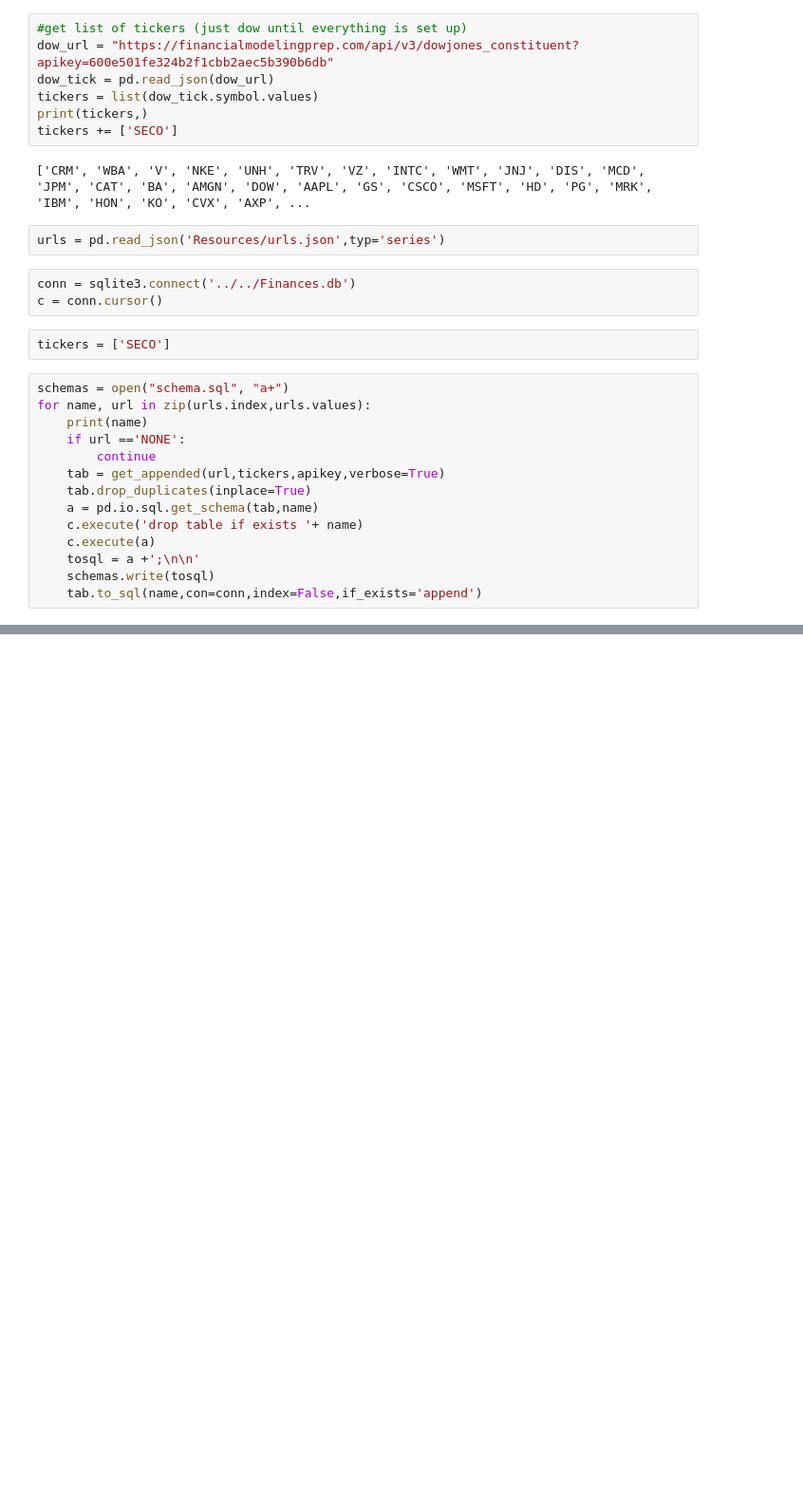
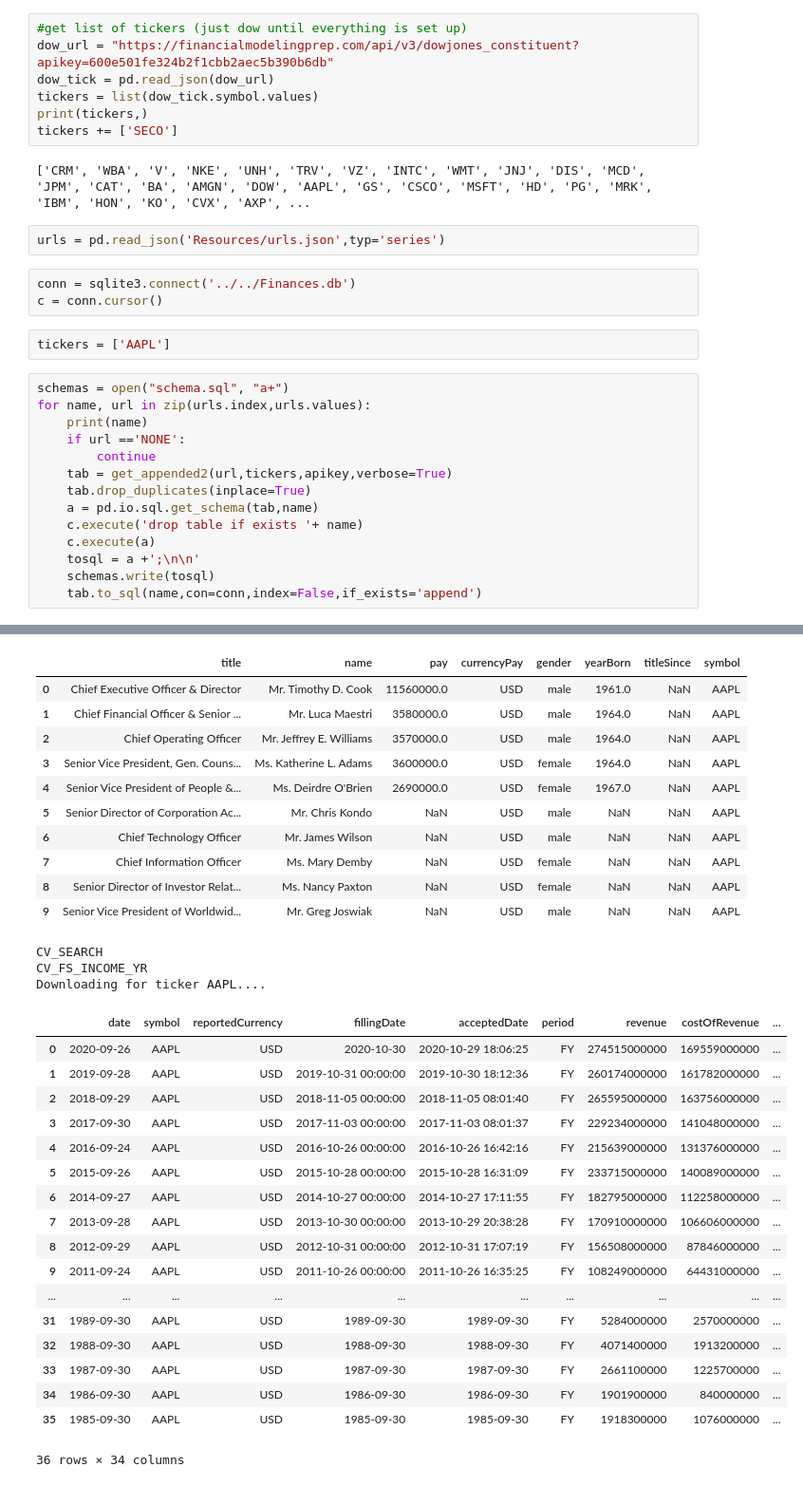
Before and after one commit to ianverbeck/FinanceProject, a Jupyter notebook: setup/Setup.ipynb, the cells around one changed output, grey strips where cells are left out. Shown at 95% size. Saved outputs shown, nothing was run; the diff lists cells and outputs as text; blank space fills up the shorter version.

```diff
--- a/setup/Setup.ipynb
+++ b/setup/Setup.ipynb
@@ -25,14 +25,14 @@ urls = pd.read_json('Resources/urls.json',typ='series')
 conn = sqlite3.connect('../../Finances.db')
 c = conn.cursor()
 # %%
-tickers = ['SECO']
+tickers = ['AAPL']
 # %%
 schemas = open("schema.sql", "a+")
 for name, url in zip(urls.index,urls.values):
     print(name)
     if url =='NONE':
         continue
-    tab = get_appended(url,tickers,apikey,verbose=True)
+    tab = get_appended2(url,tickers,apikey,verbose=True)
     tab.drop_duplicates(inplace=True)
     a = pd.io.sql.get_schema(tab,name)
     c.execute('drop table if exists '+ name)
@@ -63,0 +57,32 @@ TypeError: unhashable type: 'list'
+|  | title | name | pay | currencyPay | gender | yearBorn | titleSince | symbol |
+| 0 | Chief Executive Officer & Director | Mr. Timothy D. Cook | 11560000.0 | USD | male | 1961.0 | NaN | AAPL |
+| 1 | Chief Financial Officer & Senior ... | Mr. Luca Maestri | 3580000.0 | USD | male | 1964.0 | NaN | AAPL |
+| 2 | Chief Operating Officer | Mr. Jeffrey E. Williams | 3570000.0 | USD | male | 1964.0 | NaN | AAPL |
+| 3 | Senior Vice President, Gen. Couns... | Ms. Katherine L. Adams | 3600000.0 | USD | female | 1964.0 | NaN | AAPL |
+| 4 | Senior Vice President of People &... | Ms. Deirdre O'Brien | 2690000.0 | USD | female | 1967.0 | NaN | AAPL |
+| 5 | Senior Director of Corporation Ac... | Mr. Chris Kondo | NaN | USD | male | NaN | NaN | AAPL |
+| 6 | Chief Technology Officer | Mr. James Wilson | NaN | USD | male | NaN | NaN | AAPL |
+| 7 | Chief Information Officer | Ms. Mary Demby | NaN | USD | female | NaN | NaN | AAPL |
+| 8 | Senior Director of Investor Relat... | Ms. Nancy Paxton | NaN | USD | female | NaN | NaN | AAPL |
+| 9 | Senior Vice President of Worldwid... | Mr. Greg Joswiak | NaN | USD | male | NaN | NaN | AAPL |
+CV_SEARCH
+CV_FS_INCOME_YR
+Downloading for ticker AAPL....
+|  | date | symbol | reportedCurrency | fillingDate | acceptedDate | period | revenue | costOfRevenue | ... |
+| 0 | 2020-09-26 | AAPL | USD | 2020-10-30 | 2020-10-29 18:06:25 | FY | 274515000000 | 169559000000 | ... |
+| 1 | 2019-09-28 | AAPL | USD | 2019-10-31 00:00:00 | 2019-10-30 18:12:36 | FY | 260174000000 | 161782000000 | ... |
+| 2 | 2018-09-29 | AAPL | USD | 2018-11-05 00:00:00 | 2018-11-05 08:01:40 | FY | 265595000000 | 163756000000 | ... |
+| 3 | 2017-09-30 | AAPL | USD | 2017-11-03 00:00:00 | 2017-11-03 08:01:37 | FY | 229234000000 | 141048000000 | ... |
+| 4 | 2016-09-24 | AAPL | USD | 2016-10-26 00:00:00 | 2016-10-26 16:42:16 | FY | 215639000000 | 131376000000 | ... |
+| 5 | 2015-09-26 | AAPL | USD | 2015-10-28 00:00:00 | 2015-10-28 16:31:09 | FY | 233715000000 | 140089000000 | ... |
+| 6 | 2014-09-27 | AAPL | USD | 2014-10-27 00:00:00 | 2014-10-27 17:11:55 | FY | 182795000000 | 112258000000 | ... |
+| 7 | 2013-09-28 | AAPL | USD | 2013-10-30 00:00:00 | 2013-10-29 20:38:28 | FY | 170910000000 | 106606000000 | ... |
+| 8 | 2012-09-29 | AAPL | USD | 2012-10-31 00:00:00 | 2012-10-31 17:07:19 | FY | 156508000000 | 87846000000 | ... |
+| 9 | 2011-09-24 | AAPL | USD | 2011-10-26 00:00:00 | 2011-10-26 16:35:25 | FY | 108249000000 | 64431000000 | ... |
+| ... | ... | ... | ... | ... | ... | ... | ... | ... | ... |
+| 31 | 1989-09-30 | AAPL | USD | 1989-09-30 | 1989-09-30 | FY | 5284000000 | 2570000000 | ... |
+| 32 | 1988-09-30 | AAPL | USD | 1988-09-30 | 1988-09-30 | FY | 4071400000 | 1913200000 | ... |
+| 33 | 1987-09-30 | AAPL | USD | 1987-09-30 | 1987-09-30 | FY | 2661100000 | 1225700000 | ... |
+| 34 | 1986-09-30 | AAPL | USD | 1986-09-30 | 1986-09-30 | FY | 1901900000 | 840000000 | ... |
+| 35 | 1985-09-30 | AAPL | USD | 1985-09-30 | 1985-09-30 | FY | 1918300000 | 1076000000 | ... |
+36 rows × 34 columns
```
Also changed, not shown: parts of 12 cells of this notebook, 3 other files.
